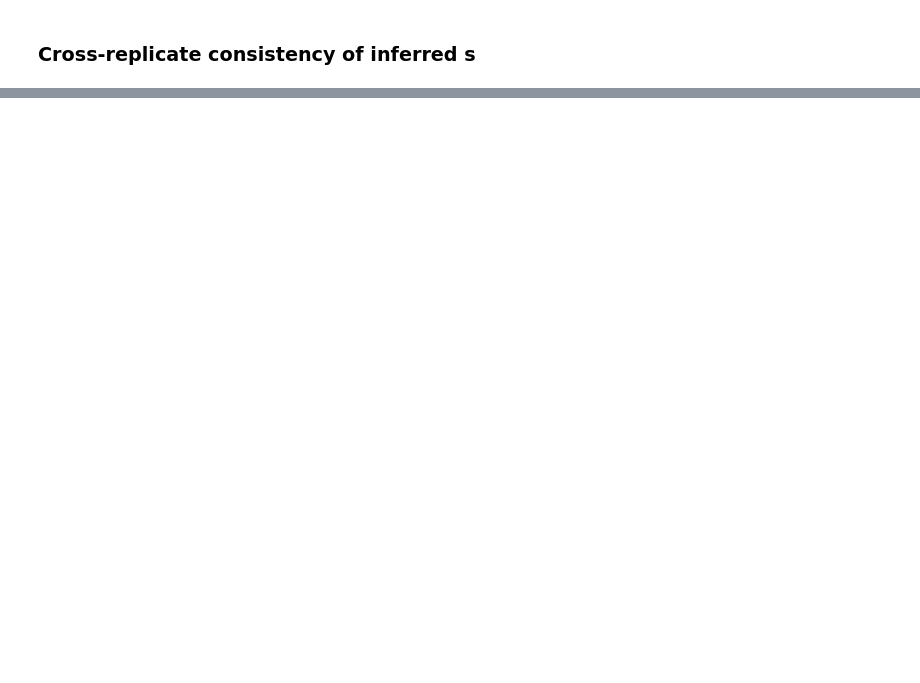
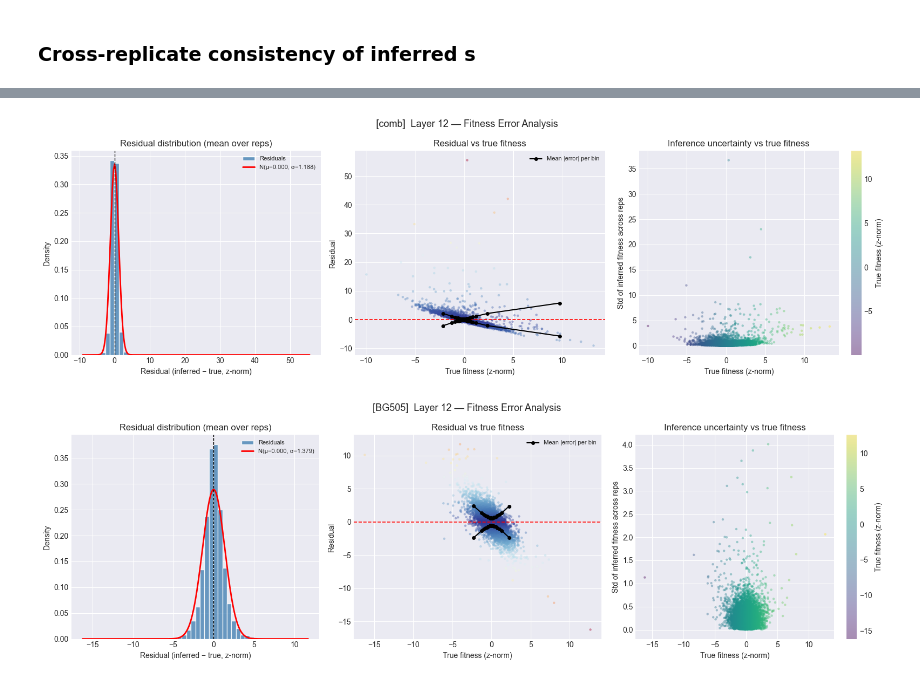
Before and after one commit to dylanwells37/esmDMS, a Jupyter notebook: notebook_analysis/sparse.ipynb, the cells around one changed output, grey strips where cells are left out. Drawn from its saved outputs; the diff is of its cells as text; code cells hidden in the pictures; blank space fills up the shorter version.

```diff
--- a/notebook_analysis/sparse.ipynb
+++ b/notebook_analysis/sparse.ipynb
@@ -17,7 +17,9 @@ import matplotlib.pyplot as plt
 import pickle
 import sys
 
-sys.path.insert(0, "/net/dali/home/barton/dhw28/popDMS/esmDMS")
+esmDMS_DIR = "/Users/dylanwells/popDMS/esmDMS"
+
+sys.path.insert(0, esmDMS_DIR)
 from esmdmsfunctions import (
     get_eigenvector_simulation_results,
     generate_selection, gaussian_selection, zero_selection,
@@ -30,9 +32,9 @@ from scipy.stats import pearsonr
 import os
 
 # ── Paths to analyse (name → directory containing layer0/, layer1/, … subdirs)
-comb_path = "/net/dali/home/barton/dhw28/popDMS/esmDMS/data/bg_bf_comb_data"
-bg_path   = os.path.expanduser("~/popDMS/esmDMS/data/inference_data/BG505")
-bf_path   = os.path.expanduser("~/popDMS/esmDMS/data/inference_results")
+comb_path = esmDMS_DIR + "/data/bg_bf_comb_data"
+bg_path   = esmDMS_DIR + "/data/inference_data/BG505"
+bf_path   = esmDMS_DIR + "/data/inference_results"
 
 PATHS = {
     "comb":  comb_path,
@@ -221,0 +387,70 @@ for path_name, results in all_results.items():
+# %%
+from scipy.stats import norm as scipy_norm
+
+for path_name, layer_dict in fitness_data.items():
+    for layer, fd in layer_dict.items():
+        true_norm = z_normalize(fd['true'])
+        n_reps    = fd['n_reps']
+
+        # Average inferred fitness across replicates (mean-inferred)
+        inf_mat   = np.column_stack([z_normalize(fd['inferred'][:, r]) for r in range(n_reps)])
+        inf_mean  = inf_mat.mean(axis=1)
+        residuals = inf_mean - true_norm  # shape (N,)
+
+        fig, axes = plt.subplots(1, 3, figsize=(16, 5))
+
+        # --- (1) Residual histogram with fitted Gaussian ---
+        ax = axes[0]
+        ax.hist(residuals, bins=50, density=True, color='steelblue',
+                edgecolor='white', alpha=0.8, label='Residuals')
+        mu, sigma = residuals.mean(), residuals.std()
+        x_range = np.linspace(residuals.min(), residuals.max(), 200)
+        ax.plot(x_range, scipy_norm.pdf(x_range, mu, sigma),
+                'r-', linewidth=2, label=f'N(μ={mu:.3f}, σ={sigma:.3f})')
+        ax.axvline(0, color='k', linestyle='--', linewidth=1)
+        ax.set_xlabel('Residual (inferred − true, z-norm)')
+        ax.set_ylabel('Density')
+        ax.set_title('Residual distribution (mean over reps)')
+        ax.legend(fontsize=8)
+
+        # --- (2) Residual vs true fitness (heteroscedasticity check) ---
+        ax = axes[1]
+        ax.scatter(true_norm, residuals, alpha=0.4, s=10,
+                   c=np.abs(residuals), cmap='RdYlBu_r', edgecolors='none')
+        ax.axhline(0, color='red', linestyle='--', linewidth=1.2)
+        # Running mean of |residual| in bins
+        sort_idx  = np.argsort(true_norm)
+        bin_size  = max(1, len(true_norm) // 20)
+        bin_means = [np.abs(residuals[sort_idx[i:i+bin_size]]).mean()
+                     for i in range(0, len(sort_idx), bin_size)]
+        bin_x     = [true_norm[sort_idx[i:i+bin_size]].mean()
+                     for i in range(0, len(sort_idx), bin_size)]
+        ax.plot(bin_x, bin_means, 'k-o', markersize=4, linewidth=1.5,
+                label='Mean |error| per bin')
+        ax.plot(bin_x, [-b for b in bin_means], 'k-o', markersize=4, linewidth=1.5)
+        ax.set_xlabel('True fitness (z-norm)')
+        ax.set_ylabel('Residual')
+        ax.set_title('Residual vs true fitness')
+        ax.legend(fontsize=8)
+
+        # --- (3) Cross-replicate spread of inferred fitness ---
+        ax = axes[2]
+        if n_reps > 1:
+            rep_std = inf_mat.std(axis=1)
+            scatter = ax.scatter(true_norm, rep_std, alpha=0.4, s=10,
+                                 c=true_norm, cmap='viridis', edgecolors='none')
+            plt.colorbar(scatter, ax=ax, label='True fitness (z-norm)')
+            ax.set_xlabel('True fitness (z-norm)')
+            ax.set_ylabel('Std of inferred fitness across reps')
+            ax.set_title('Inference uncertainty vs true fitness')
+        else:
+            ax.text(0.5, 0.5, 'Only 1 replicate — no spread to show',
+                    ha='center', va='center', transform=ax.transAxes)
+            ax.set_visible(True)
+
+        fig.suptitle(f'[{path_name}]  Layer {layer} — Fitness Error Analysis', fontsize=13)
+        plt.tight_layout()
+        plt.show()
+# %% [output]
+[figure, added]
+[figure, added]
```
Also changed, not shown: parts of 52 cells of this notebook, 3 other files.
